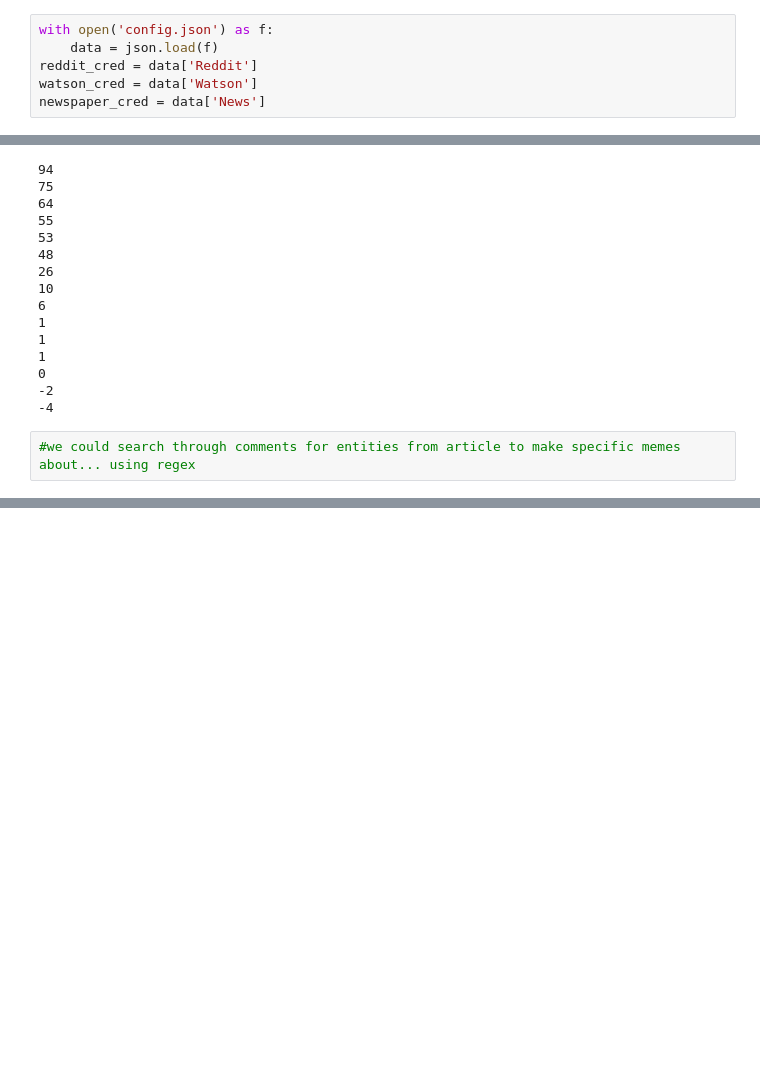
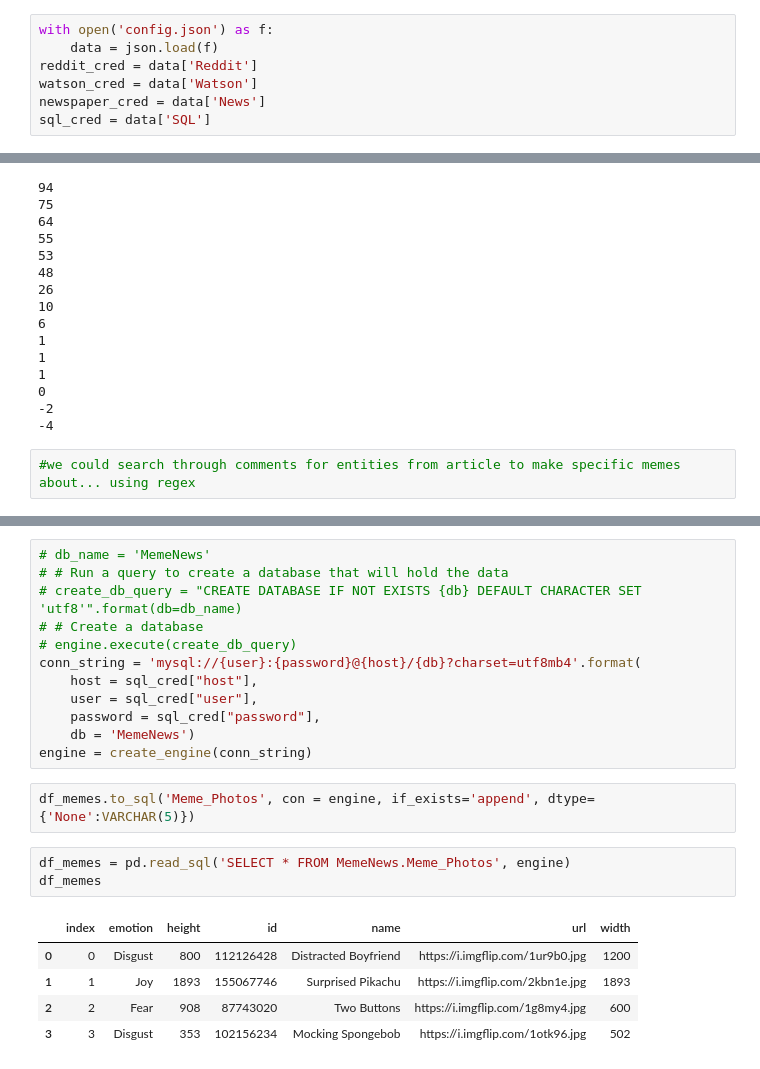
Before and after one commit to jaisal1024/MemeTimes, a Jupyter notebook: reddit_api_news_v2.ipynb, the cells around one changed output, grey strips where cells are left out. Cells and saved outputs as stored; diff of their text form; blank space fills up the shorter version.

Commit message:
added sql intergration, meme image api and meme image tagger code

```diff
--- a/reddit_api_news_v2.ipynb
+++ b/reddit_api_news_v2.ipynb
@@ -13,3 +16,4 @@ with open('config.json') as f:
 reddit_cred = data['Reddit']
 watson_cred = data['Watson']
 newspaper_cred = data['News']
+sql_cred = data['SQL']
@@ -197,0 +260,23 @@ for comment in comment_1st_article:
+# %%
+# db_name = 'MemeNews'
+# # Run a query to create a database that will hold the data
+# create_db_query = "CREATE DATABASE IF NOT EXISTS {db} DEFAULT CHARACTER SET 'utf8'".format(db=db_name)
+# # Create a database
+# engine.execute(create_db_query)
+conn_string = 'mysql://{user}:{password}@{host}/{db}?charset=utf8mb4'.format(
+    host = sql_cred["host"],
+    user = sql_cred["user"],
+    password = sql_cred["password"],
+    db = 'MemeNews')
+engine = create_engine(conn_string)
+# %%
+df_memes.to_sql('Meme_Photos', con = engine, if_exists='append', dtype={'None':VARCHAR(5)})
+# %%
+df_memes = pd.read_sql('SELECT * FROM MemeNews.Meme_Photos', engine)
+df_memes
+# %% [output]
+|  | index | emotion | height | id | name | url | width |
+| 0 | 0 | Disgust | 800 | 112126428 | Distracted Boyfriend | https://i.imgflip.com/1ur9b0.jpg | 1200 |
+| 1 | 1 | Joy | 1893 | 155067746 | Surprised Pikachu | https://i.imgflip.com/2kbn1e.jpg | 1893 |
+| 2 | 2 | Fear | 908 | 87743020 | Two Buttons | https://i.imgflip.com/1g8my4.jpg | 600 |
+| 3 | 3 | Disgust | 353 | 102156234 | Mocking Spongebob | https://i.imgflip.com/1otk96.jpg | 502 |
```
Also changed, not shown: parts of 3 cells of this notebook, 1 other file.
